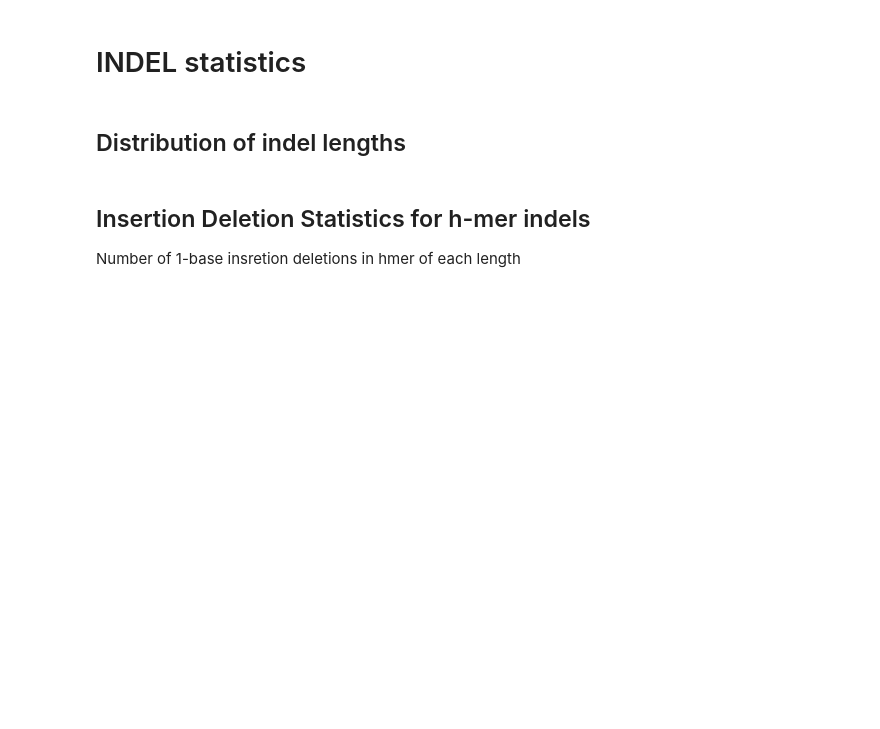
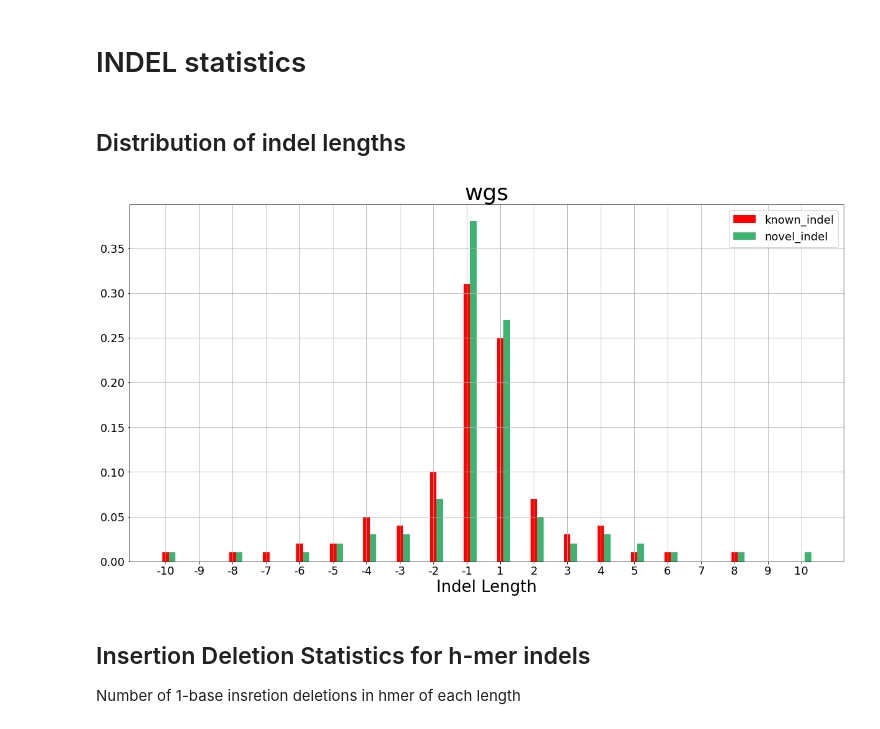
Before and after one commit to Ultimagen/VariantCalling, a Jupyter notebook: ugvc/reports/report_wo_gt.ipynb, the cells around one changed output. Drawn from its saved outputs; the diff is of its cells as text; code cells hidden in the pictures; blank space fills up the shorter version.

Commit message:
bioin-1004 make filtered data optional

```diff
--- a/ugvc/reports/report_wo_gt.ipynb
+++ b/ugvc/reports/report_wo_gt.ipynb
@@ -540,43 +584,55 @@ heatmap_annot(no_gt_statistics_unfiltered_wgs,no_gt_statistics_filtered_wgs)
 ## Distribution of indel lengths
 # %%
 def ins_del_hete_graph_annot(known_indel,novel_indel,filtered_known_indel,filtered_novel_indel, title=None):
+    add_filtered_data =  filtered_known_indel is not None
     X = np.arange(20)
     fig = plt.figure()
     ax = fig.add_axes([0,0,1,1])
 
     ax.bar(X + 0.00, known_indel, color = 'r', width = 0.20)
     ax.bar(X + 0.20, novel_indel, color = 'mediumseagreen', width = 0.20)
-    ax.bar(X + 0.40, filtered_known_indel, color = 'purple', width = 0.20)
-    ax.bar(X + 0.60, filtered_novel_indel, color = 'g', width = 0.20)
+    if add_filtered_data:
+        ax.bar(X + 0.40, filtered_known_indel, color = 'purple', width = 0.20)
+        ax.bar(X + 0.60, filtered_novel_indel, color = 'g', width = 0.20)
 
     ax.set_title(title)
     ax.set_xticks(np.arange(0,20))
     ax.set_xticklabels([-10,-9,-8,-7,-6,-5,-4,-3,-2,-1,1,2,3,4,5,6,7,8,9,10])
-    ax.legend(labels=['known_indel', 'novel_indel', 'filtered_known_indel', 'filtered_novel_indel'])
+    if add_filtered_data:
+        ax.legend(labels=['known_indel', 'novel_indel', 'filtered_known_indel', 'filtered_novel_indel'])
+    else:
+        ax.legend(labels=['known_indel', 'novel_indel'])
     ax.set_xlabel('Indel Length')
 
 
 
 def ins_del_hete_graph(no_gt_statistics_unfiltered,no_gt_statistics_filtered):
 
     #for no_gt_statistics_unfiltered,no_gt_statistics_filtered,annotation_name in zip(no_gt_statistics_unfiltered_files,no_gt_statistics_filtered_files,annotation_intervals_names):
 
     IndelLengthHistogram = pd.read_hdf(no_gt_statistics_unfiltered,'eval_IndelLengthHistogram')
-    filtered_IndelLengthHistogram = pd.read_hdf(no_gt_statistics_filtered,'eval_IndelLengthHistogram')
+
 
     known_indel = IndelLengthHistogram[IndelLengthHistogram['Novelty']=='known']['Freq'].astype(float)
     novel_indel = IndelLengthHistogram[IndelLengthHistogram['Novelty']=='novel']['Freq'].astype(float)
 
-    filtered_known_indel = filtered_IndelLengthHistogram[filtered_IndelLengthHistogram['Novelty']=='known']['Freq'].astype(float)
-    filtered_novel_indel = filtered_IndelLengthHistogram[filtered_IndelLengthHistogram['Novelty']=='novel']['Freq'].astype(float)
+    if no_gt_statistics_filtered != '':
+        filtered_IndelLengthHistogram = pd.read_hdf(no_gt_statistics_filtered,'eval_IndelLengthHistogram')
+        filtered_known_indel = filtered_IndelLengthHistogram[filtered_IndelLengthHistogram['Novelty']=='known']['Freq'].astype(float)
+        filtered_novel_indel = filtered_IndelLengthHistogram[filtered_IndelLengthHistogram['Novelty']=='novel']['Freq'].astype(float)
+    else:
+        filtered_known_indel = None
+        filtered_novel_indel = None
 
     ins_del_hete_graph_annot(known_indel,
                novel_indel,
                filtered_known_indel,
                filtered_novel_indel,
                title='wgs')
 
 ins_del_hete_graph(no_gt_statistics_unfiltered_wgs,no_gt_statistics_filtered_wgs)
+# %% [output]
+[figure, added]
 # %% [markdown]
 ## Insertion Deletion Statistics for h-mer indels
 Number of 1-base insretion deletions in hmer of each length
```
Also changed, not shown: parts of 10 cells of this notebook.
